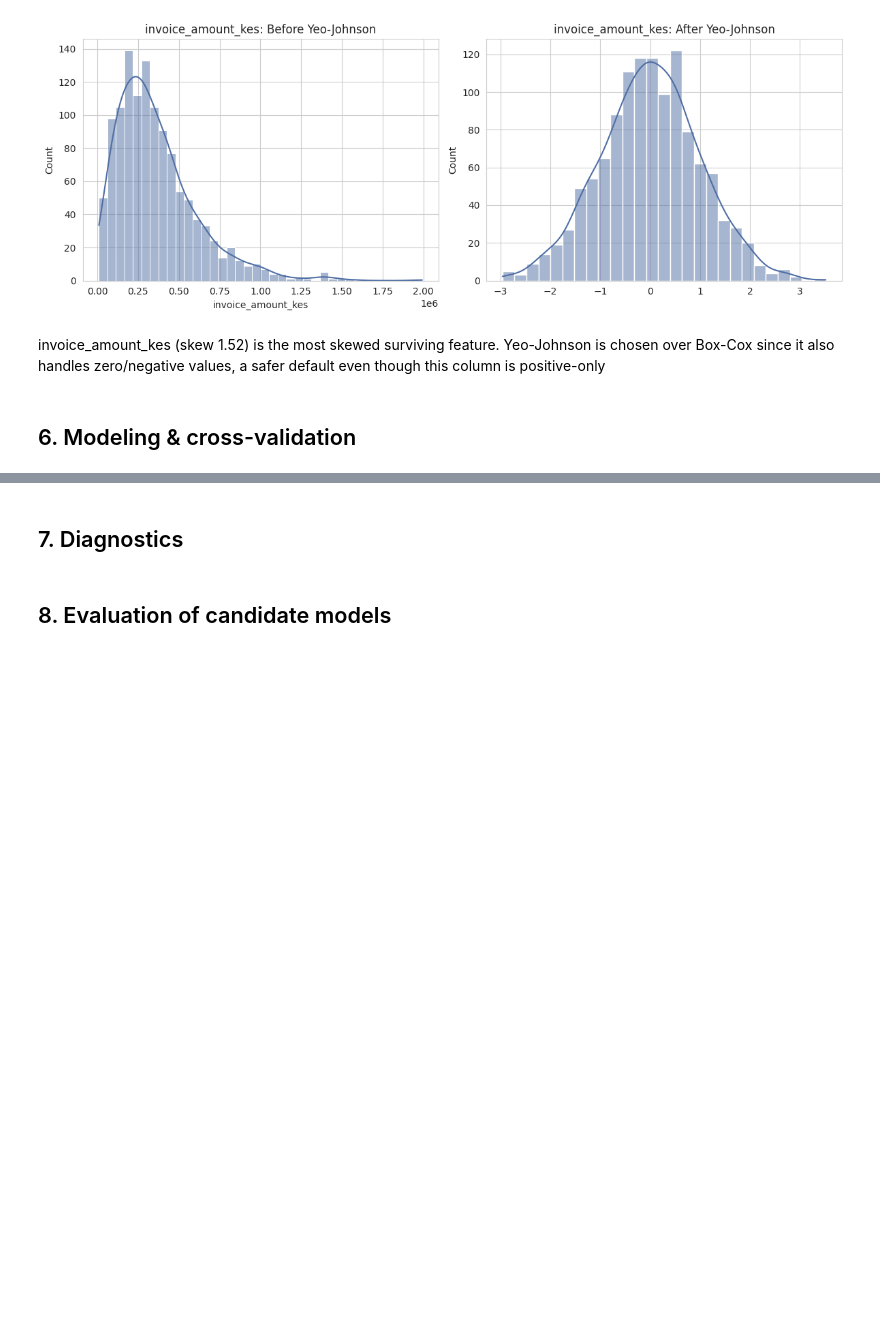
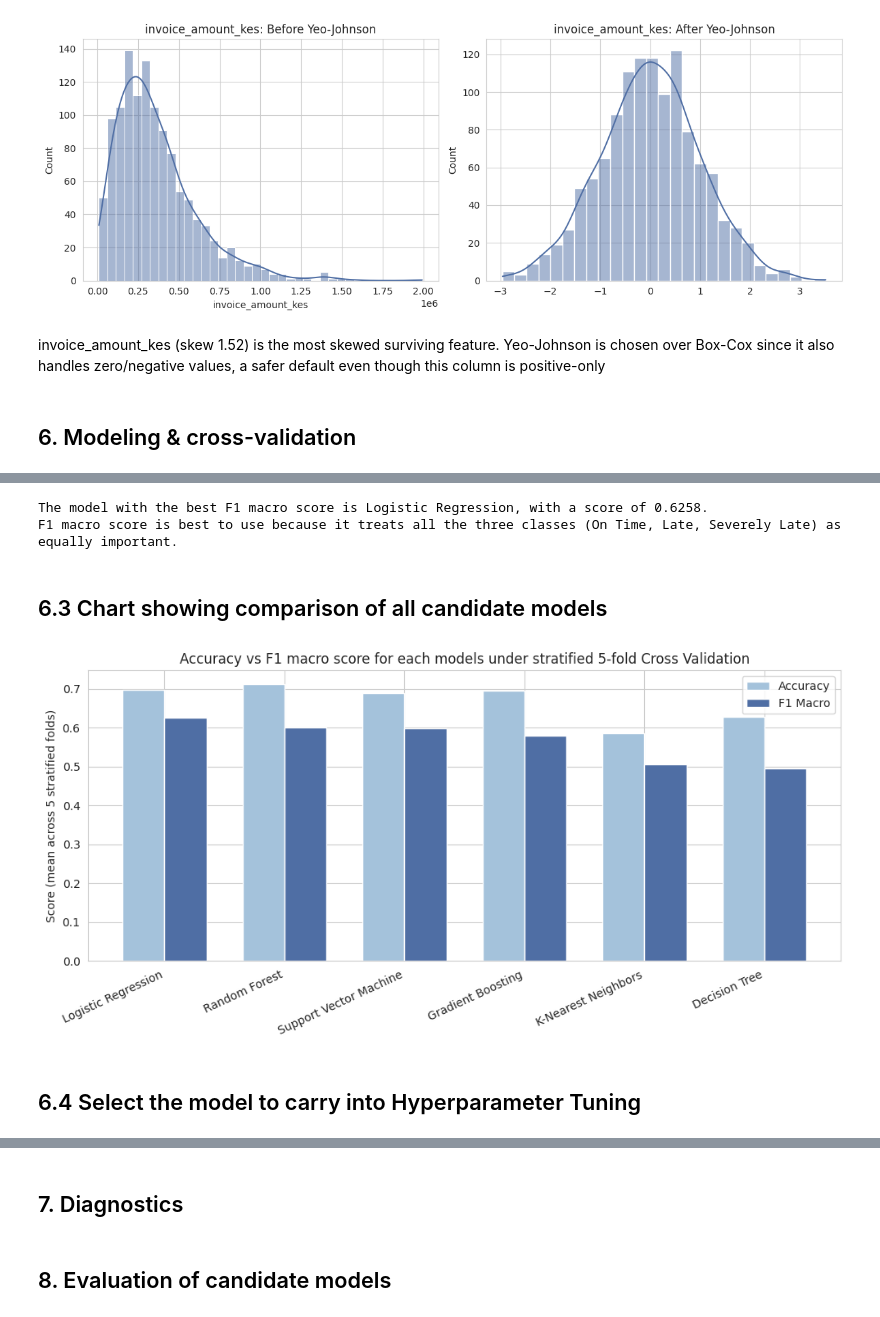
Before and after one commit to tanuiivy/bbt4106-202604-D4-classification, a Jupyter notebook: bbt4106_202604_D4_classification.ipynb, the cells around one changed output, grey strips where cells are left out. Drawn from its saved outputs; the diff is of its cells as text; code cells hidden in the pictures; blank space fills up the shorter version.

```diff
--- a/bbt4106_202604_D4_classification.ipynb
+++ b/bbt4106_202604_D4_classification.ipynb
@@ -671,0 +705,18 @@ invoice_amount_kes (skew 1.52) is the most skewed surviving feature. Yeo-Johnson
+# %%
+rows = []
+for name, model in candidate_models.items():
+    pipe = ImbPipeline([
+        ('preprocess', preprocessor),
+        ('smote', SMOTE(random_state=42)),
+        ('classifier', model)
+    ])
+    scores = cross_validate(pipe, X_train_sel, y_train, cv=cv, scoring=scoring, n_jobs=-1)
+    row = {'model': name}
+    for metric in scoring:
+        row[f'{metric}_mean'] = scores[f'test_{metric}'].mean()
+        row[f'{metric}_std'] = scores[f'test_{metric}'].std()
+    rows.append(row)
+
+# Arrange the models from the first to the last based on F1 macro score
+results_df = pd.DataFrame(rows).sort_values('f1_macro_mean', ascending=False).reset_index(drop=True)
+results_df.round(4)
@@ -671,0 +731,31 @@ invoice_amount_kes (skew 1.52) is the most skewed surviving feature. Yeo-Johnson
+# %%
+print(f"""
+The model with the best F1 macro score is Logistic Regression, with a score of 0.6258.
+F1 macro score is best to use because it treats all the three classes (On Time, Late, Severely Late) as equally important.
+
+""")
+# %% [output]
+The model with the best F1 macro score is Logistic Regression, with a score of 0.6258.
+F1 macro score is best to use because it treats all the three classes (On Time, Late, Severely Late) as equally important.
+# %% [markdown]
+## 6.3 Chart showing comparison of all candidate models
+# %%
+fig, ax = plt.subplots(figsize=(10, 5))
+x = np.arange(len(results_df))
+width = 0.35
+
+# Two bars are placed in a way that accuracy sits next to F1 macro for each model.
+ax.bar(x - width/2, results_df['accuracy_mean'], width, label='Accuracy', color='#A4C2DB')
+ax.bar(x + width/2, results_df['f1_macro_mean'], width, label='F1 Macro', color='#4F6EA4')
+ax.set_xticks(x)
+
+ax.set_xticklabels(results_df['model'], rotation=25, ha='right')
+ax.set_ylabel('Score (mean across 5 stratified folds)')
+ax.set_title('Accuracy vs F1 macro score for each models under stratified 5-fold Cross Validation')
+ax.legend()
+plt.tight_layout()
+plt.show()
+# %% [output]
+[figure, added]
+# %% [markdown]
+## 6.4 Select the model to carry into Hyperparameter Tuning
```
Also changed, not shown: parts of 20 cells of this notebook.
